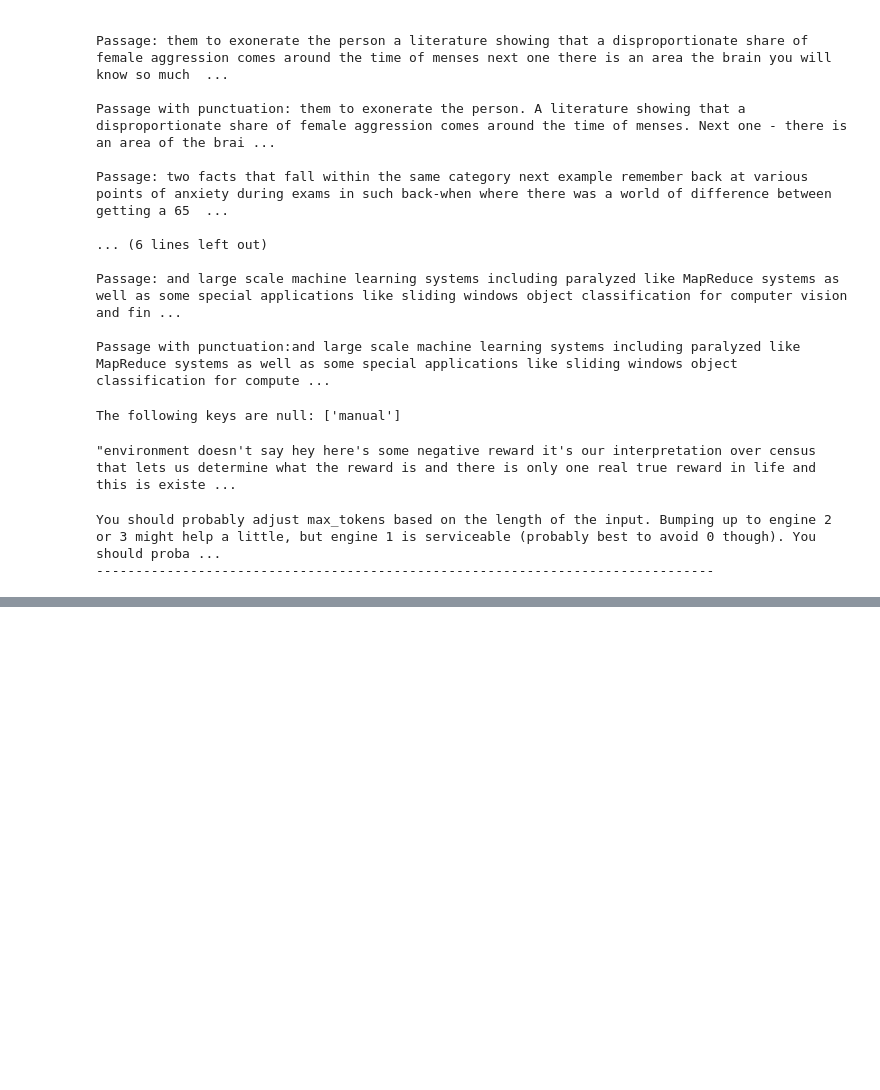
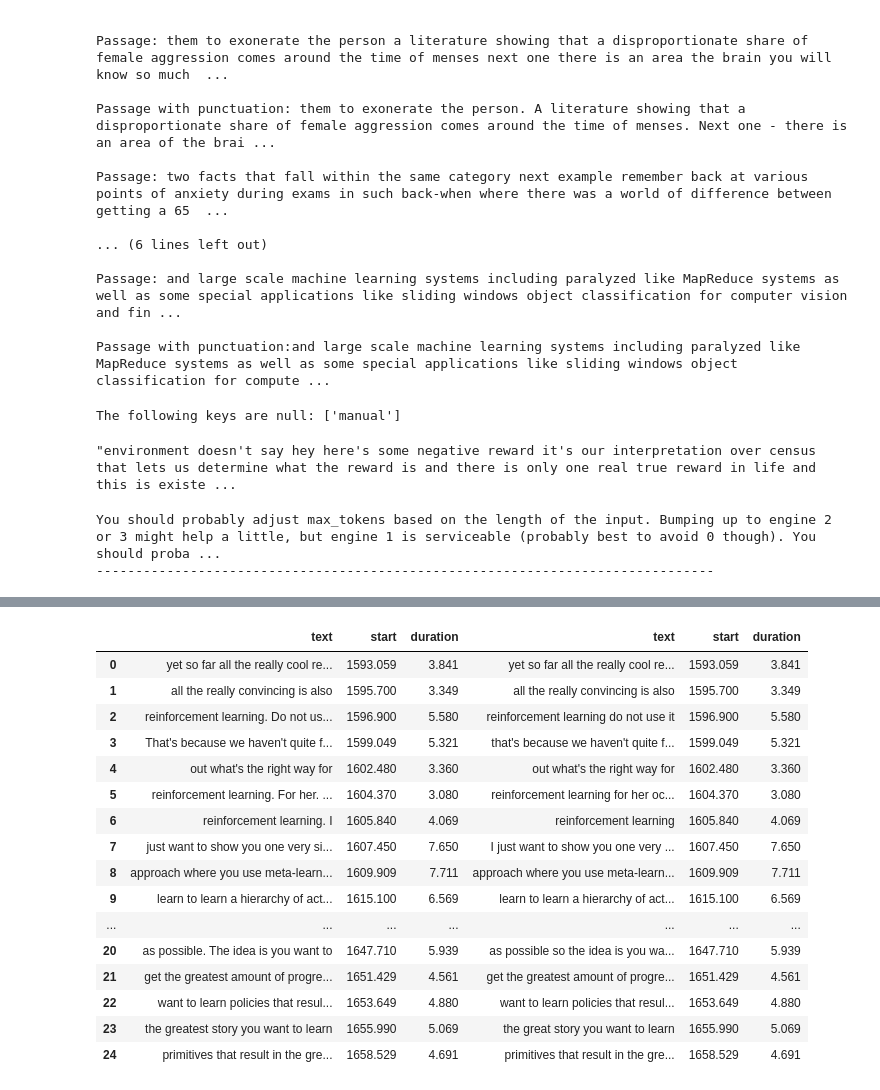
Before and after one commit to hdmamin/jabberwocky, a Jupyter notebook: notebooks/nb02-youtube-api-playground.ipynb, the cells around one changed output, grey strips where cells are left out. Cells and saved outputs as stored; diff of their text form; code cells hidden in the pictures; blank space fills up the shorter version.

```diff
--- a/notebooks/nb02-youtube-api-playground.ipynb
+++ b/notebooks/nb02-youtube-api-playground.ipynb
@@ -1137,0 +1217,4 @@ eprint(zip_longest(
+# %%
+lex_df_chunk = lex_trans.generated.iloc[600:625]
+lex_chunk = ' '.join(lex_df_chunk.text.tolist())
+lex_chunk
@@ -1137,0 +1223,2 @@ eprint(zip_longest(
+# %%
+lex_kwargs = load_prompt('punctuate', lex_chunk)
@@ -1137,0 +1234,3 @@ eprint(zip_longest(
+# %%
+lex_prompt, lex_res = query_gpt3(**{**lex_kwargs, 'engine_i': 2},
+                                 max_tokens=300)
@@ -1137,0 +1241,2 @@ eprint(zip_longest(
+# %%
+aligned_chunk = realign_punctuated_text(lex_df_chunk, lex_res)
@@ -1137,0 +1256,20 @@ eprint(zip_longest(
+# %%
+pd.concat([aligned_chunk, lex_df_chunk.reset_index(drop=True)], axis=1)
+# %% [output]
+|  | text | start | duration | text | start | duration |
+| 0 | yet so far all the really cool re... | 1593.059 | 3.841 | yet so far all the really cool re... | 1593.059 | 3.841 |
+| 1 | all the really convincing is also | 1595.700 | 3.349 | all the really convincing is also | 1595.700 | 3.349 |
+| 2 | reinforcement learning. Do not us... | 1596.900 | 5.580 | reinforcement learning do not use it | 1596.900 | 5.580 |
+| 3 | That's because we haven't quite f... | 1599.049 | 5.321 | that's because we haven't quite f... | 1599.049 | 5.321 |
+| 4 | out what's the right way for | 1602.480 | 3.360 | out what's the right way for | 1602.480 | 3.360 |
+| 5 | reinforcement learning. For her. ... | 1604.370 | 3.080 | reinforcement learning for her oc... | 1604.370 | 3.080 |
+| 6 | reinforcement learning. I | 1605.840 | 4.069 | reinforcement learning | 1605.840 | 4.069 |
+| 7 | just want to show you one very si... | 1607.450 | 7.650 | I just want to show you one very ... | 1607.450 | 7.650 |
+| 8 | approach where you use meta-learn... | 1609.909 | 7.711 | approach where you use meta-learn... | 1609.909 | 7.711 |
+| 9 | learn to learn a hierarchy of act... | 1615.100 | 6.569 | learn to learn a hierarchy of act... | 1615.100 | 6.569 |
+| ... | ... | ... | ... | ... | ... | ... |
+| 20 | as possible. The idea is you want to | 1647.710 | 5.939 | as possible so the idea is you wa... | 1647.710 | 5.939 |
+| 21 | get the greatest amount of progre... | 1651.429 | 4.561 | get the greatest amount of progre... | 1651.429 | 4.561 |
+| 22 | want to learn policies that resul... | 1653.649 | 4.880 | want to learn policies that resul... | 1653.649 | 4.880 |
+| 23 | the greatest story you want to learn | 1655.990 | 5.069 | the great story you want to learn | 1655.990 | 5.069 |
+| 24 | primitives that result in the gre... | 1658.529 | 4.691 | primitives that result in the gre... | 1658.529 | 4.691 |
```
Also changed, not shown: parts of 28 cells of this notebook, 2 other files.
